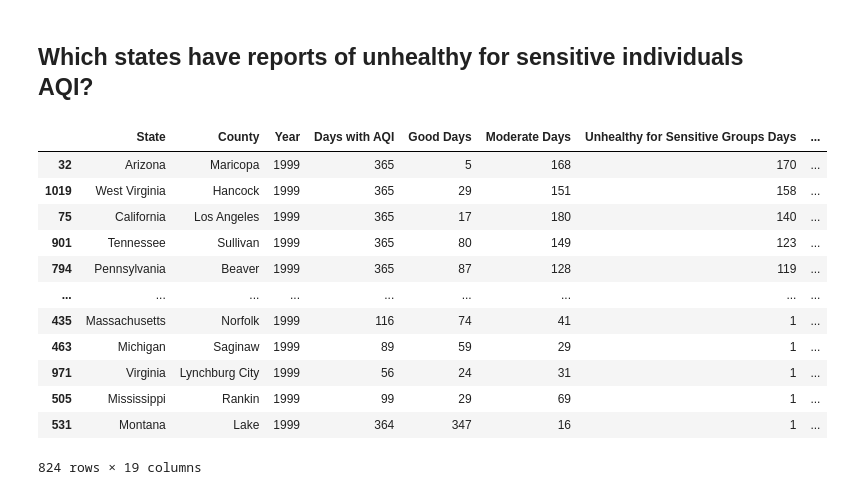
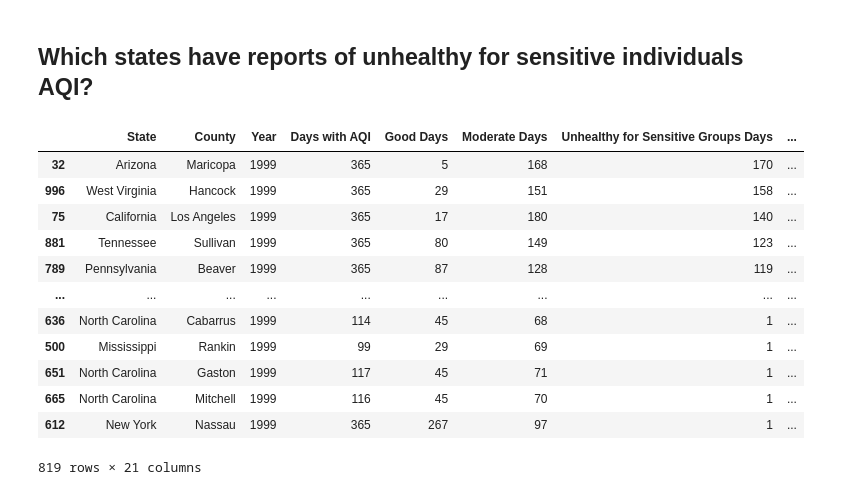
Before and after one commit to mjlaw/FIT_capstone, a Jupyter notebook: Jupyter_notebooks/AQI studies.ipynb, the cells around one changed output. Saved outputs shown, nothing was run; the diff lists cells and outputs as text; code cells hidden in the pictures.

```diff
--- a/Jupyter_notebooks/AQI studies.ipynb
+++ b/Jupyter_notebooks/AQI studies.ipynb
@@ -171,0 +405,8 @@ AQI0Cleaned[AQI0Cleaned['Hazardous Days'] > 0].sort_values('Hazardous Days', asc
+# %%
+#remove District Of Columbia, Guam, Puerto Rico, Virgin Islands, Mexico, and Canada
+sitesSubsetCleaned = sitesSubsetNonMissing[(sitesSubsetNonMissing['State Name'] != 'District Of Columbia')
+                & (sitesSubsetNonMissing['State Name'] != 'Guam')
+                & (sitesSubsetNonMissing['State Name'] != 'Puerto Rico')
+                & (sitesSubsetNonMissing['State Name'] != 'Virgin Islands')
+                & (sitesSubsetNonMissing['State Name'] != 'Country Of Mexico')
+                & (sitesSubsetNonMissing['State Name'] != 'Canada')]
@@ -171,0 +417,4 @@ AQI0Cleaned[AQI0Cleaned['Hazardous Days'] > 0].sort_values('Hazardous Days', asc
+# %%
+#remove multiple rows for State/County having slightly different lat/longs, keeping the first
+sitesSubsetNonDuplicate = sitesSubsetCleaned.drop_duplicates(subset=['State Name', 'County Name'], keep = 'first')
+sitesSubsetNonDuplicate.head()
@@ -171,0 +432,7 @@ AQI0Cleaned[AQI0Cleaned['Hazardous Days'] > 0].sort_values('Hazardous Days', asc
+# %%
+#rename columns for ease of merging
+sitesSubsetNonDuplicate = sitesSubsetNonDuplicate.rename(columns={'State Name' : 'State', 'County Name' : 'County'})
+# %%
+#merge AQI0 dataset with sitesSubsetNonDuplicate
+AQI0WithLatLong = pd.merge(AQI0Cleaned, sitesSubsetNonDuplicate, how='left', on=['State', 'County'])
+AQI0WithLatLong
@@ -315,19 +816,20 @@ AQI2Cleaned[AQI2Cleaned['Unhealthy Days'] > 0].sort_values('Unhealthy Days', asc
 ## Which states have reports of unhealthy for sensitive individuals AQI?
 # %%
 #1991
-AQI0Cleaned[AQI0Cleaned['Unhealthy for Sensitive Groups Days'] > 0].sort_values('Unhealthy for Sensitive Groups Days',
+AQI0USensitiveGroups = AQI0WithLatLong[AQI0WithLatLong['Unhealthy for Sensitive Groups Days'] > 0].sort_values('Unhealthy for Sensitive Groups Days',
         ascending = False)
+AQI0USensitiveGroups
 # %% [output]
 |  | State | County | Year | Days with AQI | Good Days | Moderate Days | Unhealthy for Sensitive Groups Days | ... |
 | 32 | Arizona | Maricopa | 1999 | 365 | 5 | 168 | 170 | ... |
-| 1019 | West Virginia | Hancock | 1999 | 365 | 29 | 151 | 158 | ... |
+| 996 | West Virginia | Hancock | 1999 | 365 | 29 | 151 | 158 | ... |
 | 75 | California | Los Angeles | 1999 | 365 | 17 | 180 | 140 | ... |
-| 901 | Tennessee | Sullivan | 1999 | 365 | 80 | 149 | 123 | ... |
-| 794 | Pennsylvania | Beaver | 1999 | 365 | 87 | 128 | 119 | ... |
+| 881 | Tennessee | Sullivan | 1999 | 365 | 80 | 149 | 123 | ... |
+| 789 | Pennsylvania | Beaver | 1999 | 365 | 87 | 128 | 119 | ... |
 | ... | ... | ... | ... | ... | ... | ... | ... | ... |
-| 435 | Massachusetts | Norfolk | 1999 | 116 | 74 | 41 | 1 | ... |
-| 463 | Michigan | Saginaw | 1999 | 89 | 59 | 29 | 1 | ... |
-| 971 | Virginia | Lynchburg City | 1999 | 56 | 24 | 31 | 1 | ... |
-| 505 | Mississippi | Rankin | 1999 | 99 | 29 | 69 | 1 | ... |
-| 531 | Montana | Lake | 1999 | 364 | 347 | 16 | 1 | ... |
+| 636 | North Carolina | Cabarrus | 1999 | 114 | 45 | 68 | 1 | ... |
+| 500 | Mississippi | Rankin | 1999 | 99 | 29 | 69 | 1 | ... |
+| 651 | North Carolina | Gaston | 1999 | 117 | 45 | 71 | 1 | ... |
+| 665 | North Carolina | Mitchell | 1999 | 116 | 45 | 70 | 1 | ... |
+| 612 | New York | Nassau | 1999 | 365 | 267 | 97 | 1 | ... |
-824 rows × 19 columns
+819 rows × 21 columns
```
Also changed, not shown: parts of 104 cells of this notebook.
